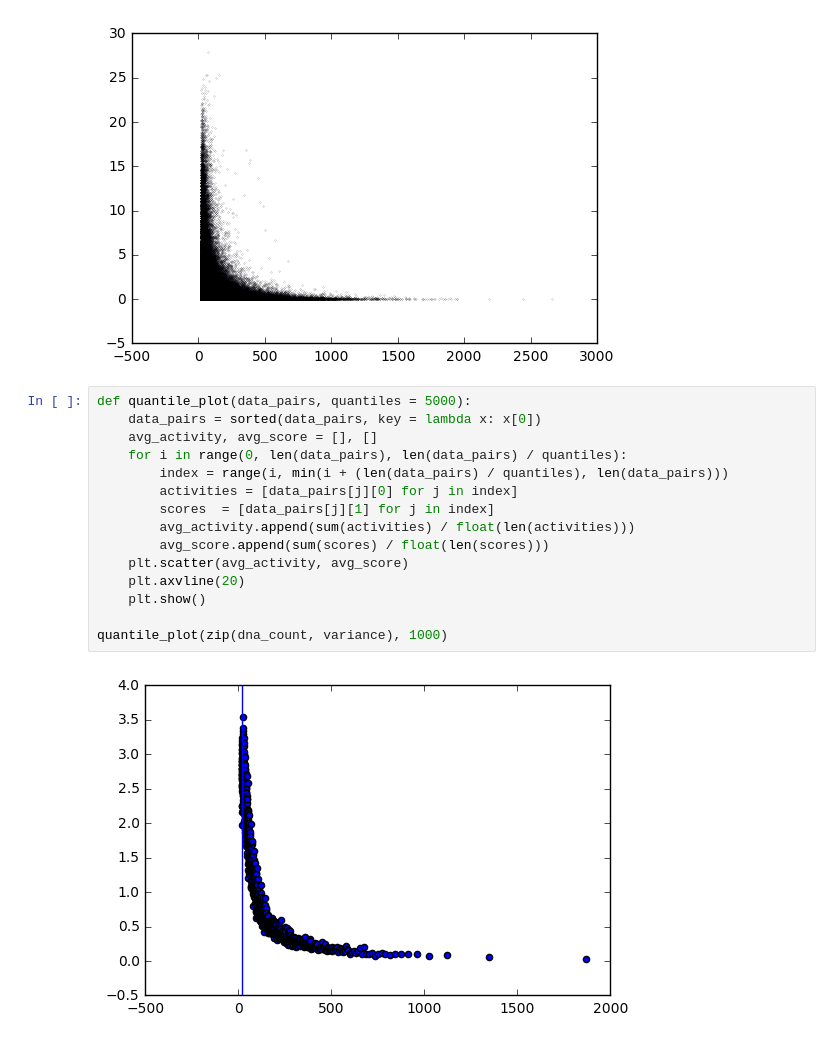
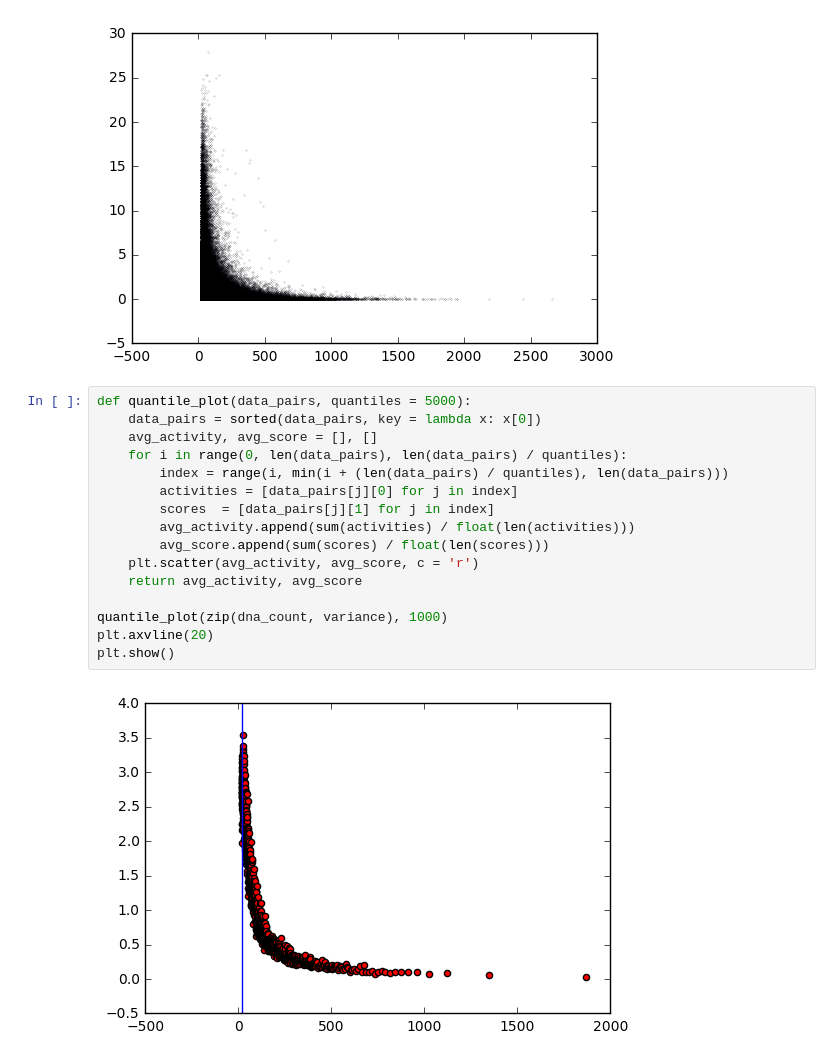
Before and after one commit to irvhsu/cs273b-project, a Jupyter notebook: notebooks/variance_v_dna.ipynb, the cells around one changed output. Cells and saved outputs as stored; diff of their text form.

```diff
--- a/notebooks/variance_v_dna.ipynb
+++ b/notebooks/variance_v_dna.ipynb
@@ -50,17 +57,18 @@ plt.show()
 # %%
 def quantile_plot(data_pairs, quantiles = 5000):
     data_pairs = sorted(data_pairs, key = lambda x: x[0])
     avg_activity, avg_score = [], []
     for i in range(0, len(data_pairs), len(data_pairs) / quantiles):
         index = range(i, min(i + (len(data_pairs) / quantiles), len(data_pairs)))
         activities = [data_pairs[j][0] for j in index]
         scores  = [data_pairs[j][1] for j in index]
         avg_activity.append(sum(activities) / float(len(activities)))
         avg_score.append(sum(scores) / float(len(scores)))
-    plt.scatter(avg_activity, avg_score)
-    plt.axvline(20)
-    plt.show()
+    plt.scatter(avg_activity, avg_score, c = 'r')
+    return avg_activity, avg_score
 
 quantile_plot(zip(dna_count, variance), 1000)
+plt.axvline(20)
+plt.show()
 # %% [output]
-[figure, old version]
+[figure, new version]
```
Also changed, not shown: parts of 9 cells of this notebook.
